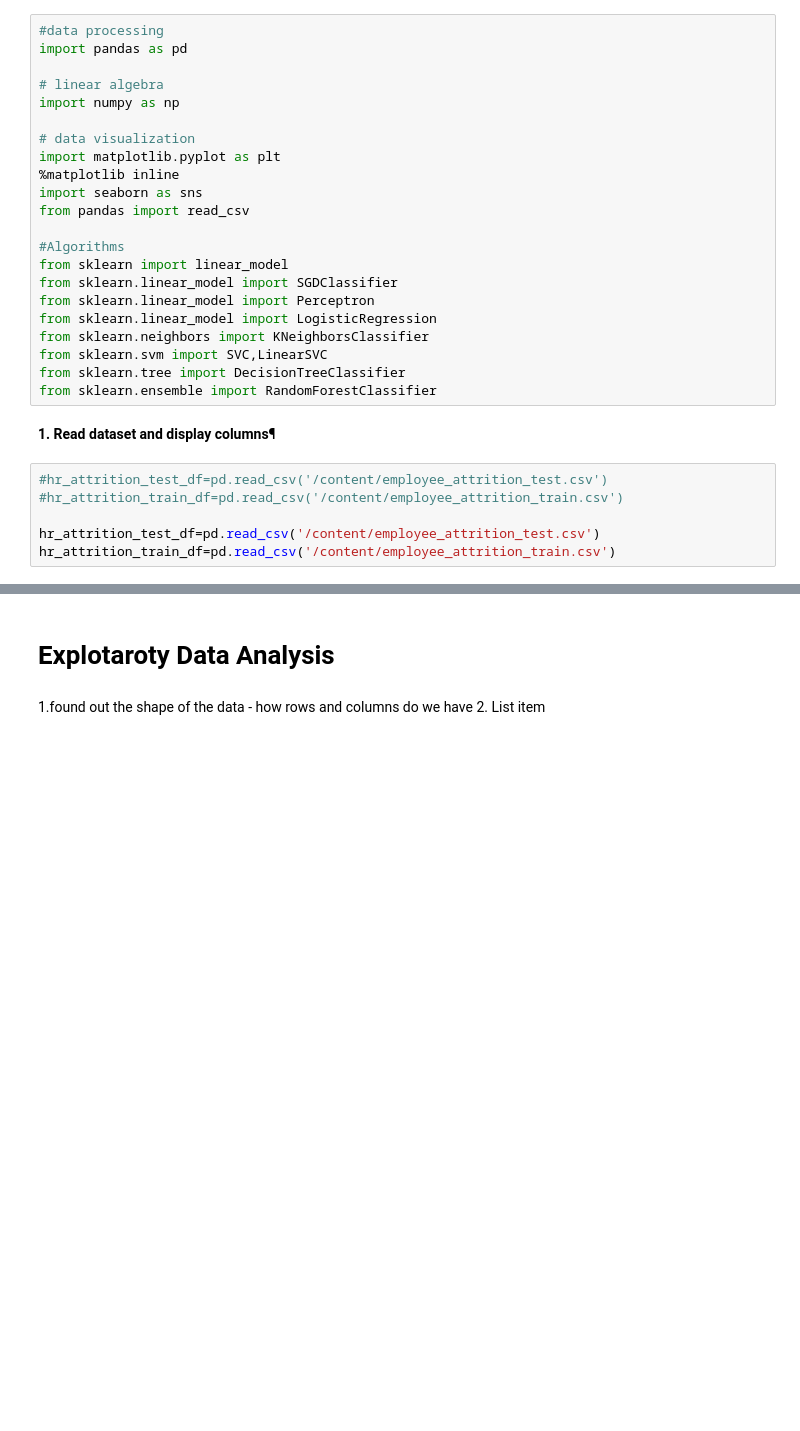
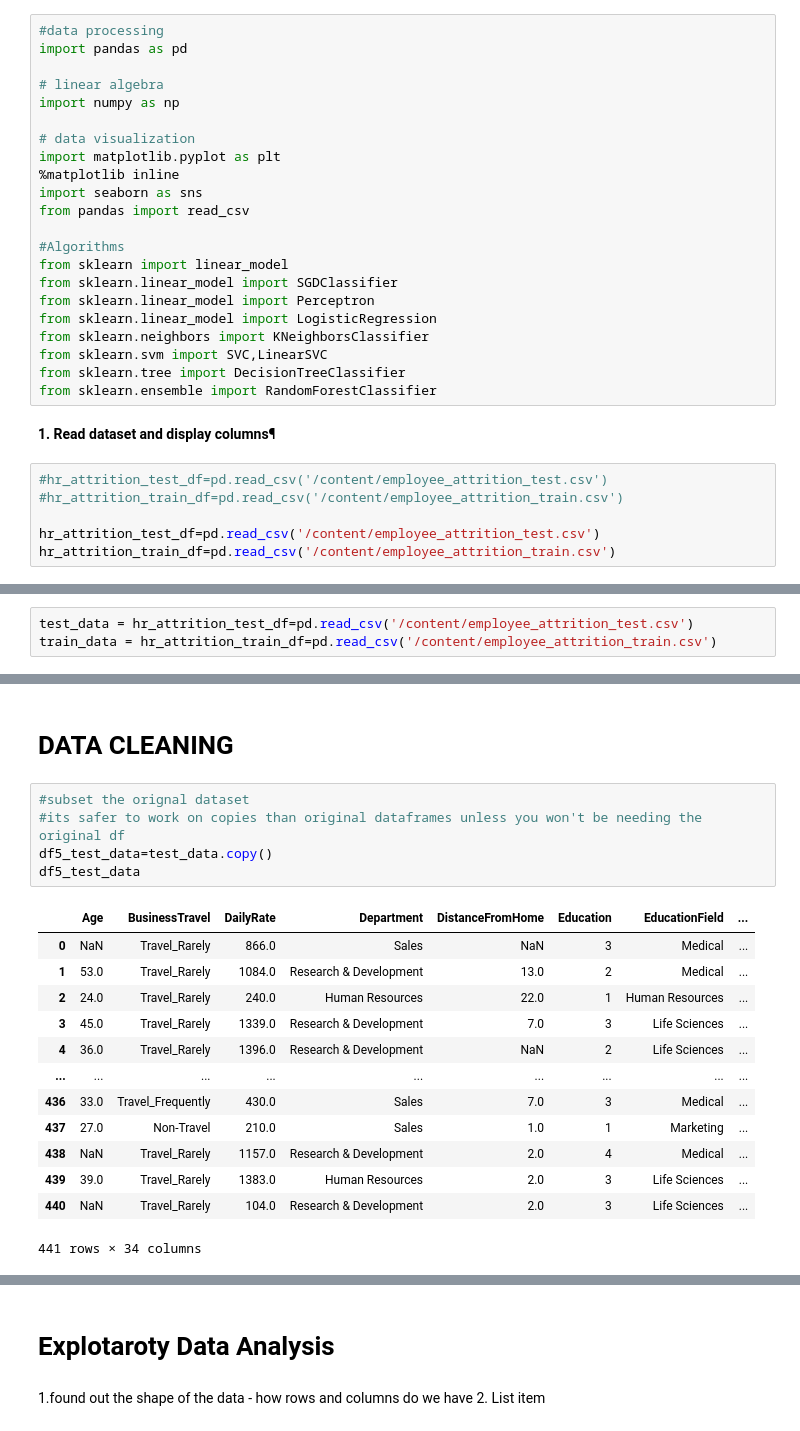
Before and after one commit to lakesidetech/machine_learning, a Jupyter notebook: Copy_of_Employee_attrition_prediction.ipynb, the cells around one changed output, grey strips where cells are left out. Drawn from its saved outputs; the diff is of its cells as text; blank space fills up the shorter version.

```diff
--- a/Copy_of_Employee_attrition_prediction.ipynb
+++ b/Copy_of_Employee_attrition_prediction.ipynb
@@ -57,0 +40,3 @@ hr_attrition_train_df
+# %%
+test_data = hr_attrition_test_df=pd.read_csv('/content/employee_attrition_test.csv')
+train_data = hr_attrition_train_df=pd.read_csv('/content/employee_attrition_train.csv')
@@ -57,0 +52,21 @@ hr_attrition_train_df
+# %% [markdown]
+# DATA CLEANING
+# %%
+#subset the orignal dataset
+#its safer to work on copies than original dataframes unless you won't be needing the original df
+df5_test_data=test_data.copy()
+df5_test_data
+# %% [output]
+|  | Age | BusinessTravel | DailyRate | Department | DistanceFromHome | Education | EducationField | ... |
+| 0 | NaN | Travel_Rarely | 866.0 | Sales | NaN | 3 | Medical | ... |
+| 1 | 53.0 | Travel_Rarely | 1084.0 | Research & Development | 13.0 | 2 | Medical | ... |
+| 2 | 24.0 | Travel_Rarely | 240.0 | Human Resources | 22.0 | 1 | Human Resources | ... |
+| 3 | 45.0 | Travel_Rarely | 1339.0 | Research & Development | 7.0 | 3 | Life Sciences | ... |
+| 4 | 36.0 | Travel_Rarely | 1396.0 | Research & Development | NaN | 2 | Life Sciences | ... |
+| ... | ... | ... | ... | ... | ... | ... | ... | ... |
+| 436 | 33.0 | Travel_Frequently | 430.0 | Sales | 7.0 | 3 | Medical | ... |
+| 437 | 27.0 | Non-Travel | 210.0 | Sales | 1.0 | 1 | Marketing | ... |
+| 438 | NaN | Travel_Rarely | 1157.0 | Research & Development | 2.0 | 4 | Medical | ... |
+| 439 | 39.0 | Travel_Rarely | 1383.0 | Human Resources | 2.0 | 3 | Life Sciences | ... |
+| 440 | NaN | Travel_Rarely | 104.0 | Research & Development | 2.0 | 3 | Life Sciences | ... |
+441 rows × 34 columns
```
Also changed, not shown: parts of 111 cells of this notebook.
